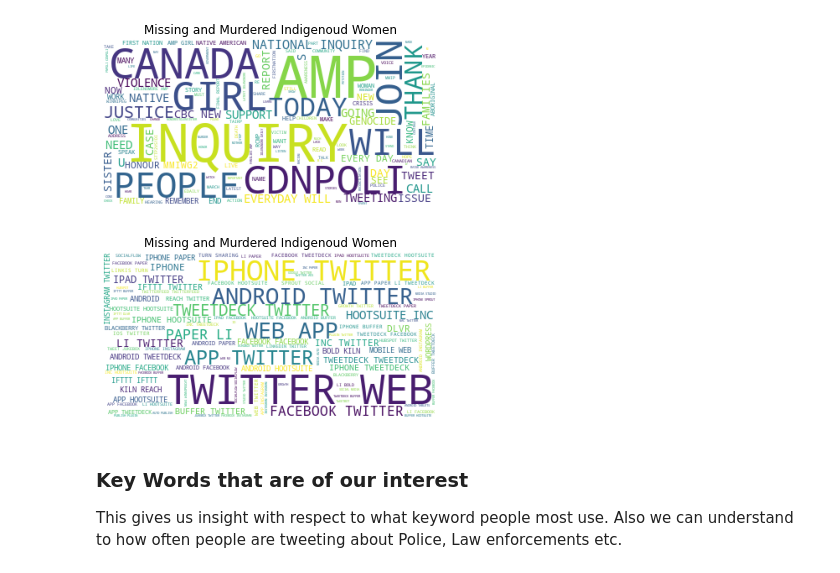
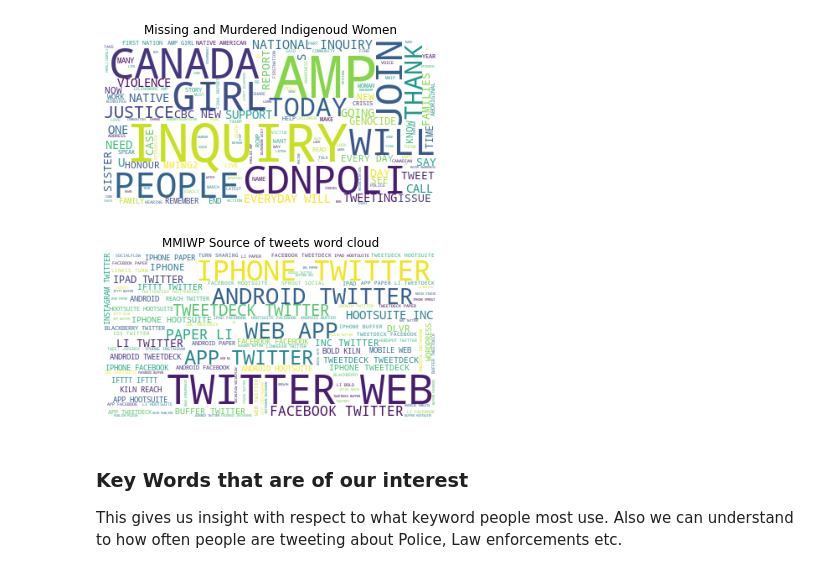
Before and after one commit to shai0002/Social-Media-Analysis-on-Missing-and-Murdered-Indigenous-Women-using-Data-Science-and-Analytics, a Jupyter notebook: tweets_dataframe.ipynb, the cells around one changed output. Cells and saved outputs as stored; diff of their text form; code cells hidden in the pictures.

```diff
--- a/tweets_dataframe.ipynb
+++ b/tweets_dataframe.ipynb
@@ -119,3 +119,7 @@ tweets_frame
 | 173224 | 793630443379707904 | Oh RCMP "dealt with the complaint... | 2016-11-02T01:46:57.000Z | Twitter for Android | NaN | 1 | 0 | 1 |
 | 173225 | 793612187860369408 | Ss in my #CHV2O class are learnin... | 2016-11-02T00:34:24.000Z | Twitter Web Client | NaN | 4 | 0 | 4 |
 173226 rows × 8 columns
+# %%
+tweets_frame['date'] = ''
+# %%
+tweets_frame['date']= [x[:10] for x in tweets_frame['created_at']]
@@ -196,12 +210,3 @@ tweet_location
 ### Word Cloud of tweets
 # %%
 tweets_frame['text_new'] = ''
-# %%
-import re
-
-for i in range(len(tweets_frame['text'])):
-    m = re.search('(?<=:)(.*)', tweets_frame['text'][i])
-    try:
-        tweets_frame['text_new'][i]=m.group(0)
-    except AttributeError:
-        tweets_frame['text_new'][i]=tweets_frame['text'][i]
@@ -262,20 +243,19 @@ wordcloud_by_province(tweets_frame)
 from wordcloud import WordCloud, STOPWORDS
 import matplotlib.pyplot as plt
 
-def wordcloud_by_province(tweets):
+def wordcloud_by_source(tweets):
     stopwords = set(STOPWORDS)
-    #stopwords.add("TWitter")
+    #stopwords.add("Twitter")
     stopwords.add("client")
 
-    #Narendra Modi is the Prime minister of India
     wordcloud = WordCloud(background_color="white",stopwords=stopwords,random_state = 2016).generate(" ".join([i for i in tweets_frame['source'].str.upper()]))
     plt.imshow(wordcloud)
     plt.axis("off")
-    plt.title("Missing and Murdered Indigenoud Women")
+    plt.title("MMIWP Source of tweets word cloud")
 # %%
-wordcloud_by_province(tweets_frame)
+wordcloud_by_source(tweets_frame)
 # %% [output]
-[figure, old version]
+[figure, new version]
 # %%
 # Function For comparison
 def word_occurance(word, text):
```
Also changed, not shown: parts of 45 cells of this notebook.
